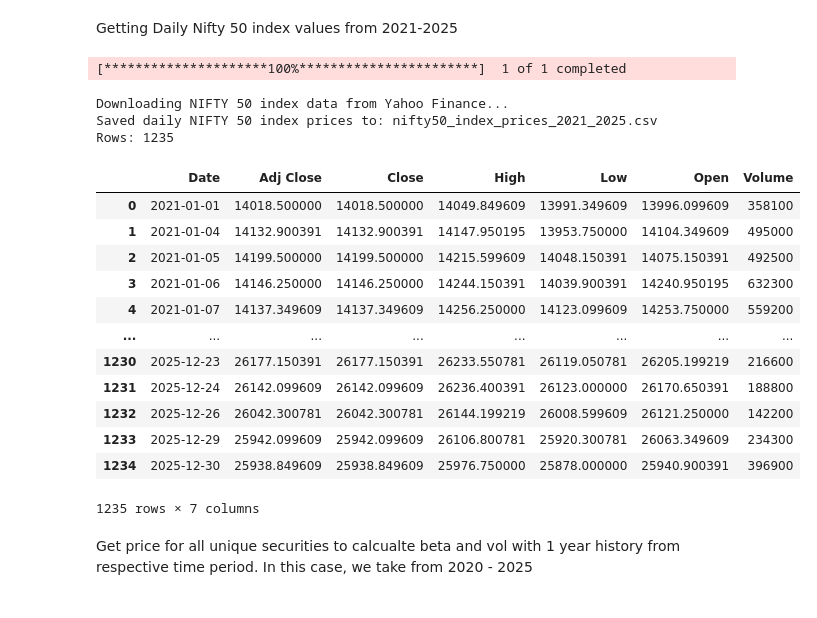
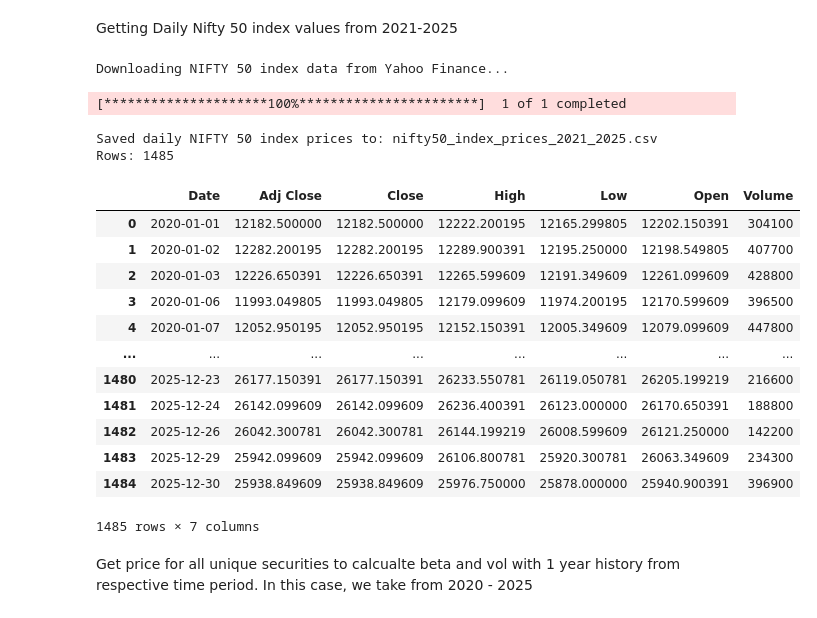
Before and after one commit to learner112/WQU_Capstone_Project, a Jupyter notebook: data_loader.ipynb, the cells around one changed output. Saved outputs shown, nothing was run; the diff lists cells and outputs as text; code cells hidden in the pictures.

```diff
--- a/data_loader.ipynb
+++ b/data_loader.ipynb
@@ -66,54 +66,54 @@ Getting Daily Nifty 50 index values from 2021-2025
 output_dir = Path("/Users/siddharthadatta/Library/CloudStorage/OneDrive-Personal/MFE tasks/Capstone project/Project_code/WQU_Capstone_Project")
 
 ticker = "^NSEI"  # NIFTY 50 Index
-start_date = "2021-01-01"
+start_date = "2020-01-01"
 end_date = "2025-12-31"
 
 print("Downloading NIFTY 50 index data from Yahoo Finance...")
 df = yf.download(
     ticker,
     start=start_date,
     end=end_date,
     interval="1d",
     auto_adjust=False,
     progress=True,
 )
 
 if df.empty:
     raise RuntimeError("No data downloaded. Check ticker or date range.")
 
 # Clean column names
 df.reset_index(inplace=True)
 
 # Remove MultiIndex from DataFrame columns
 df.columns = [col[0] if isinstance(col, tuple) else col for col in df.columns]
 
 output_file = "nifty50_index_prices_2021_2025.csv"
 
 df.to_csv(output_dir / output_file, index=False)
 
 print(f"Saved daily NIFTY 50 index prices to: {output_file}")
 print(f"Rows: {len(df)}")
 
 df
 # %% [output]
-[*********************100%***********************]  1 of 1 completed
+Downloading NIFTY 50 index data from Yahoo Finance...
-Downloading NIFTY 50 index data from Yahoo Finance...
-Saved daily NIFTY 50 index prices to: nifty50_index_prices_2021_2025.csv
-Rows: 1235
+[*********************100%***********************]  1 of 1 completed
+Saved daily NIFTY 50 index prices to: nifty50_index_prices_2021_2025.csv
+Rows: 1485
 |  | Date | Adj Close | Close | High | Low | Open | Volume |
-| 0 | 2021-01-01 | 14018.500000 | 14018.500000 | 14049.849609 | 13991.349609 | 13996.099609 | 358100 |
-| 1 | 2021-01-04 | 14132.900391 | 14132.900391 | 14147.950195 | 13953.750000 | 14104.349609 | 495000 |
-| 2 | 2021-01-05 | 14199.500000 | 14199.500000 | 14215.599609 | 14048.150391 | 14075.150391 | 492500 |
-| 3 | 2021-01-06 | 14146.250000 | 14146.250000 | 14244.150391 | 14039.900391 | 14240.950195 | 632300 |
-| 4 | 2021-01-07 | 14137.349609 | 14137.349609 | 14256.250000 | 14123.099609 | 14253.750000 | 559200 |
+| 0 | 2020-01-01 | 12182.500000 | 12182.500000 | 12222.200195 | 12165.299805 | 12202.150391 | 304100 |
+| 1 | 2020-01-02 | 12282.200195 | 12282.200195 | 12289.900391 | 12195.250000 | 12198.549805 | 407700 |
+| 2 | 2020-01-03 | 12226.650391 | 12226.650391 | 12265.599609 | 12191.349609 | 12261.099609 | 428800 |
+| 3 | 2020-01-06 | 11993.049805 | 11993.049805 | 12179.099609 | 11974.200195 | 12170.599609 | 396500 |
+| 4 | 2020-01-07 | 12052.950195 | 12052.950195 | 12152.150391 | 12005.349609 | 12079.099609 | 447800 |
 | ... | ... | ... | ... | ... | ... | ... | ... |
-| 1230 | 2025-12-23 | 26177.150391 | 26177.150391 | 26233.550781 | 26119.050781 | 26205.199219 | 216600 |
-| 1231 | 2025-12-24 | 26142.099609 | 26142.099609 | 26236.400391 | 26123.000000 | 26170.650391 | 188800 |
-| 1232 | 2025-12-26 | 26042.300781 | 26042.300781 | 26144.199219 | 26008.599609 | 26121.250000 | 142200 |
-| 1233 | 2025-12-29 | 25942.099609 | 25942.099609 | 26106.800781 | 25920.300781 | 26063.349609 | 234300 |
-| 1234 | 2025-12-30 | 25938.849609 | 25938.849609 | 25976.750000 | 25878.000000 | 25940.900391 | 396900 |
+| 1480 | 2025-12-23 | 26177.150391 | 26177.150391 | 26233.550781 | 26119.050781 | 26205.199219 | 216600 |
+| 1481 | 2025-12-24 | 26142.099609 | 26142.099609 | 26236.400391 | 26123.000000 | 26170.650391 | 188800 |
+| 1482 | 2025-12-26 | 26042.300781 | 26042.300781 | 26144.199219 | 26008.599609 | 26121.250000 | 142200 |
+| 1483 | 2025-12-29 | 25942.099609 | 25942.099609 | 26106.800781 | 25920.300781 | 26063.349609 | 234300 |
+| 1484 | 2025-12-30 | 25938.849609 | 25938.849609 | 25976.750000 | 25878.000000 | 25940.900391 | 396900 |
-1235 rows × 7 columns
+1485 rows × 7 columns
 # %% [markdown]
 Get price for all unique securities to calcualte beta and vol with 1 year history from respective time period. In this case, we take from 2020 - 2025
 # %%
```
Also changed, not shown: parts of 1 cell of this notebook, 16 other files.
